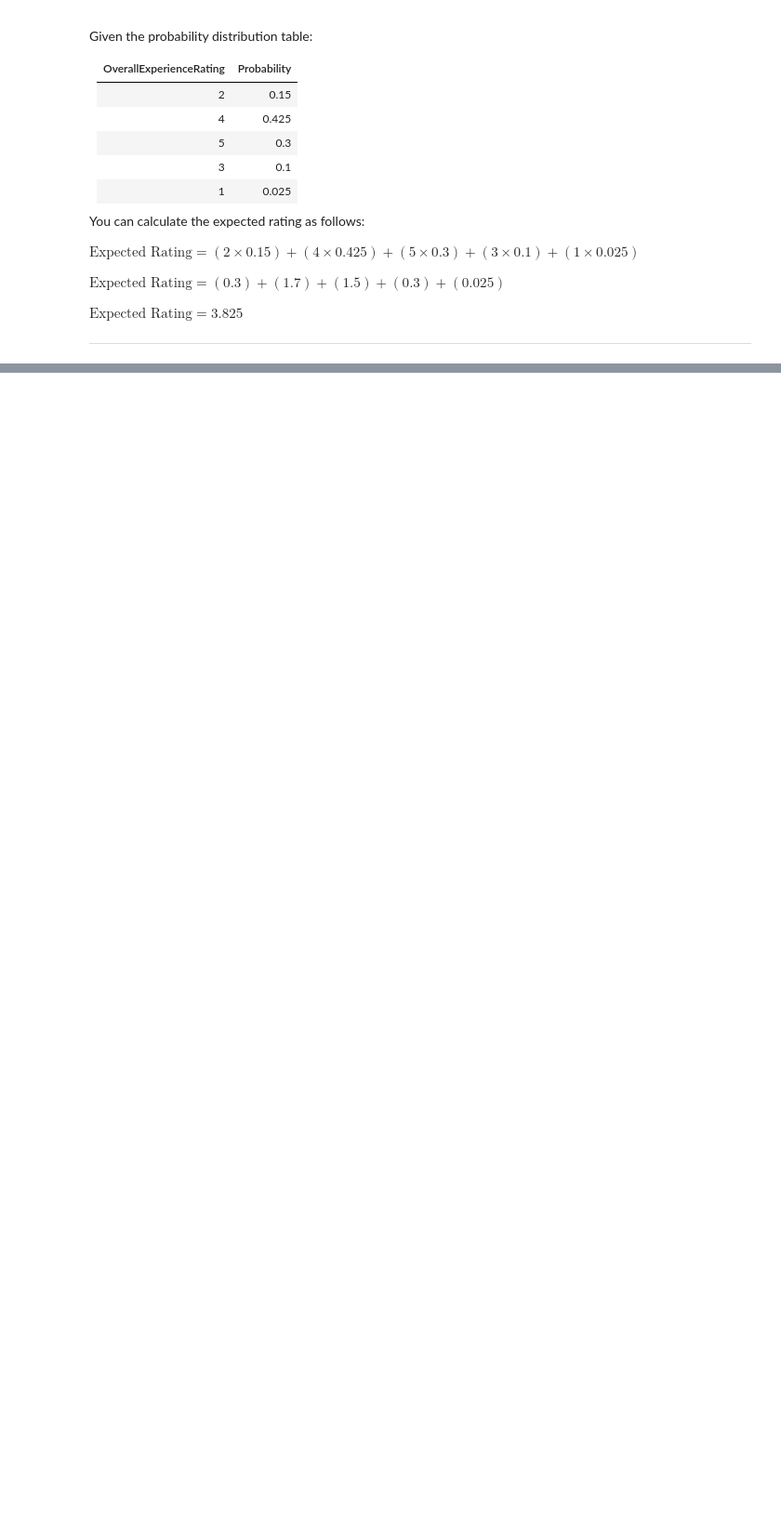
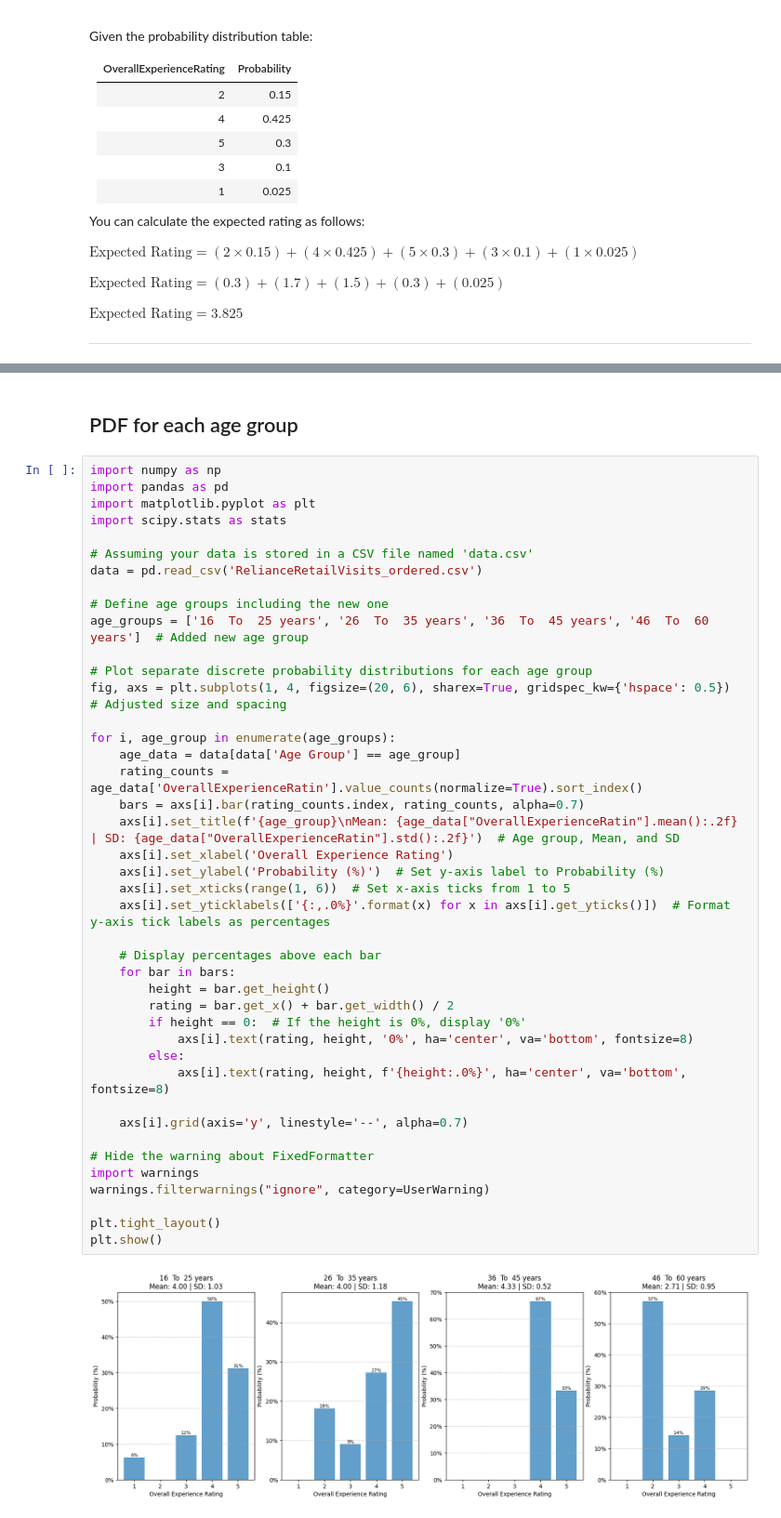
Before and after one commit to robertnesterodhiambo/robertnesterodhiambo-Data-analysis, a Jupyter notebook: python notebooks/stast.ipynb, the cells around one changed output, grey strips where cells are left out. Shown at 93% size. Saved outputs shown, nothing was run; the diff lists cells and outputs as text; blank space fills up the shorter version.

```diff
--- a/python notebooks/stast.ipynb
+++ b/python notebooks/stast.ipynb
@@ -141,0 +212,46 @@ $ \text{Expected Rating} = 3.825 $
+# %% [markdown]
+## PDF for each age group
+# %%
+import numpy as np
+import pandas as pd
+import matplotlib.pyplot as plt
+import scipy.stats as stats
+
+# Assuming your data is stored in a CSV file named 'data.csv'
+data = pd.read_csv('RelianceRetailVisits_ordered.csv')
+
+# Define age groups including the new one
+age_groups = ['16  To  25 years', '26  To  35 years', '36  To  45 years', '46  To  60 years']  # Added new age group
+
+# Plot separate discrete probability distributions for each age group
+fig, axs = plt.subplots(1, 4, figsize=(20, 6), sharex=True, gridspec_kw={'hspace': 0.5})  # Adjusted size and spacing
+
+for i, age_group in enumerate(age_groups):
+    age_data = data[data['Age Group'] == age_group]
+    rating_counts = age_data['OverallExperienceRatin'].value_counts(normalize=True).sort_index()
+    bars = axs[i].bar(rating_counts.index, rating_counts, alpha=0.7)
+    axs[i].set_title(f'{age_group}\nMean: {age_data["OverallExperienceRatin"].mean():.2f} | SD: {age_data["OverallExperienceRatin"].std():.2f}')  # Age group, Mean, and SD
+    axs[i].set_xlabel('Overall Experience Rating')
+    axs[i].set_ylabel('Probability (%)')  # Set y-axis label to Probability (%)
+    axs[i].set_xticks(range(1, 6))  # Set x-axis ticks from 1 to 5
+    axs[i].set_yticklabels(['{:,.0%}'.format(x) for x in axs[i].get_yticks()])  # Format y-axis tick labels as percentages
+
+    # Display percentages above each bar
+    for bar in bars:
+        height = bar.get_height()
+        rating = bar.get_x() + bar.get_width() / 2
+        if height == 0:  # If the height is 0%, display '0%'
+            axs[i].text(rating, height, '0%', ha='center', va='bottom', fontsize=8)
+        else:
+            axs[i].text(rating, height, f'{height:.0%}', ha='center', va='bottom', fontsize=8)
+
+    axs[i].grid(axis='y', linestyle='--', alpha=0.7)
+
+# Hide the warning about FixedFormatter
+import warnings
+warnings.filterwarnings("ignore", category=UserWarning)
+
+plt.tight_layout()
+plt.show()
+# %% [output]
+[figure, added]
```
Also changed, not shown: parts of 16 cells of this notebook, 2 other files.
